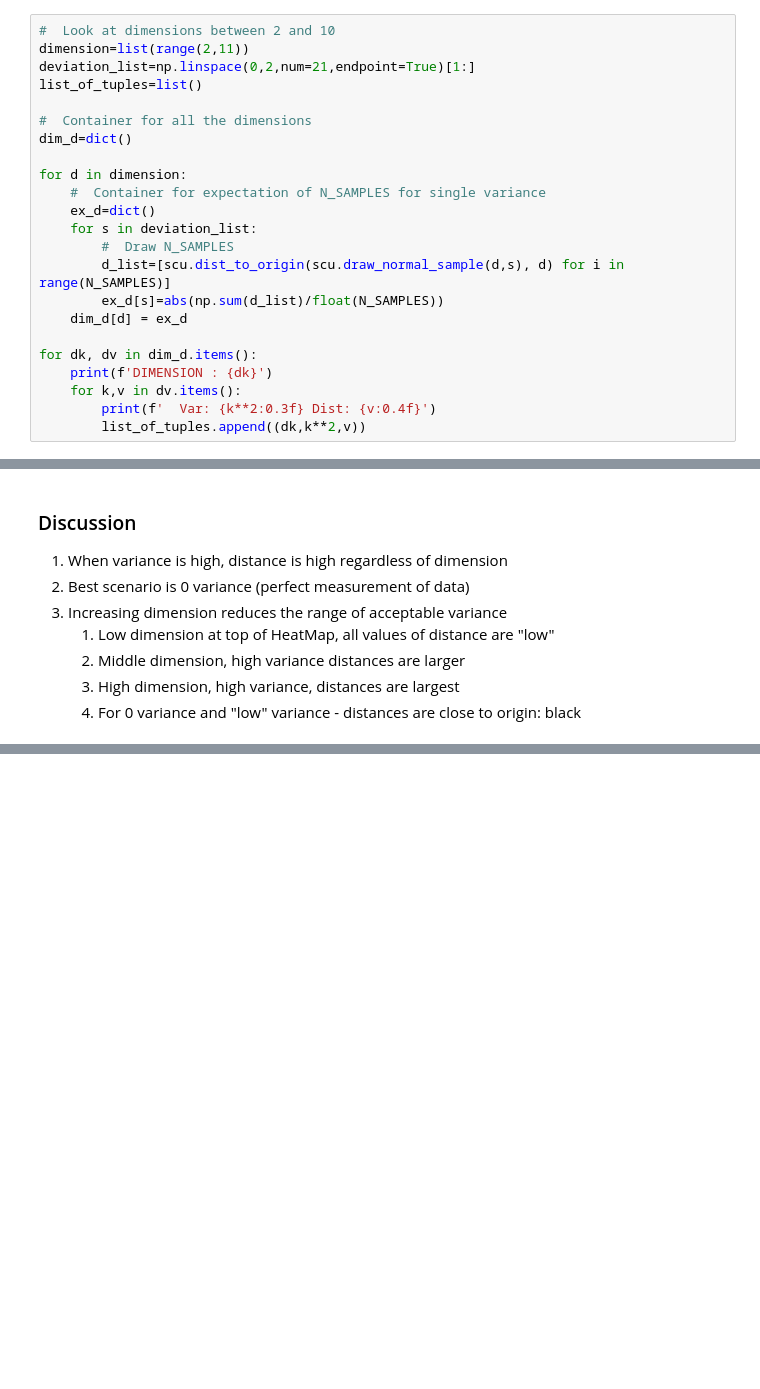
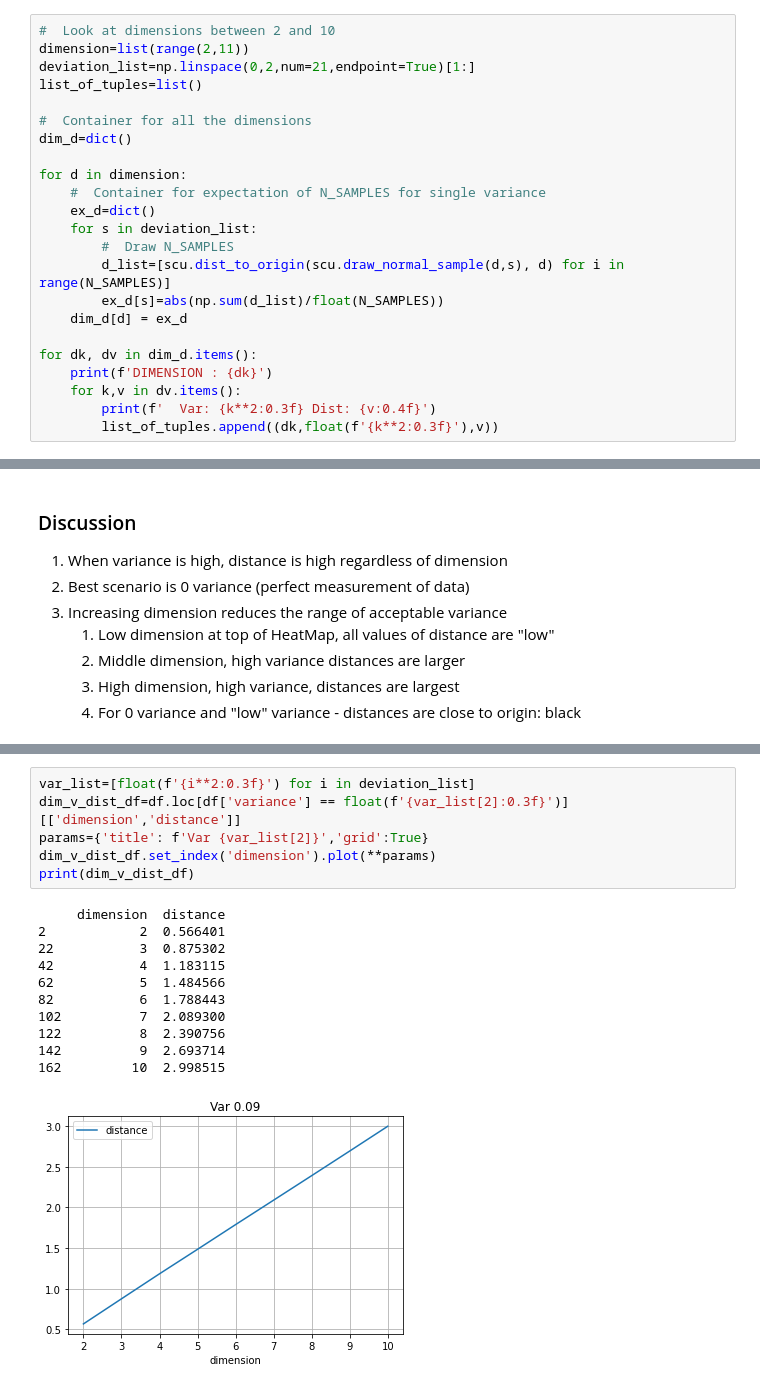
Before and after one commit to digital-tenebrist/udel-math-637, a Jupyter notebook: exercise_1/problem_1.ipynb, the cells around one changed output, grey strips where cells are left out. Saved outputs shown, nothing was run; the diff lists cells and outputs as text; blank space fills up the shorter version.

Commit message:
Plot dim vs mean dist for given variance.

```diff
--- a/exercise_1/problem_1.ipynb
+++ b/exercise_1/problem_1.ipynb
@@ -44,6 +44,6 @@ for dk, dv in dim_d.items():
     print(f'DIMENSION : {dk}')
     for k,v in dv.items():
         print(f'  Var: {k**2:0.3f} Dist: {v:0.4f}')
-        list_of_tuples.append((dk,k**2,v))
+        list_of_tuples.append((dk,float(f'{k**2:0.3f}'),v))
 # %% [output]
 DIMENSION : 2
@@ -87,0 +98,18 @@ plt.show()
+# %%
+var_list=[float(f'{i**2:0.3f}') for i in deviation_list]
+dim_v_dist_df=df.loc[df['variance'] == float(f'{var_list[2]:0.3f}')][['dimension','distance']]
+params={'title': f'Var {var_list[2]}','grid':True}
+dim_v_dist_df.set_index('dimension').plot(**params)
+print(dim_v_dist_df)
+# %% [output]
+     dimension  distance
+2            2  0.566401
+22           3  0.875302
+42           4  1.183115
+62           5  1.484566
+82           6  1.788443
+102          7  2.089300
+122          8  2.390756
+142          9  2.693714
+162         10  2.998515
+[figure, added]
```
Also changed, not shown: parts of 2 cells of this notebook.
